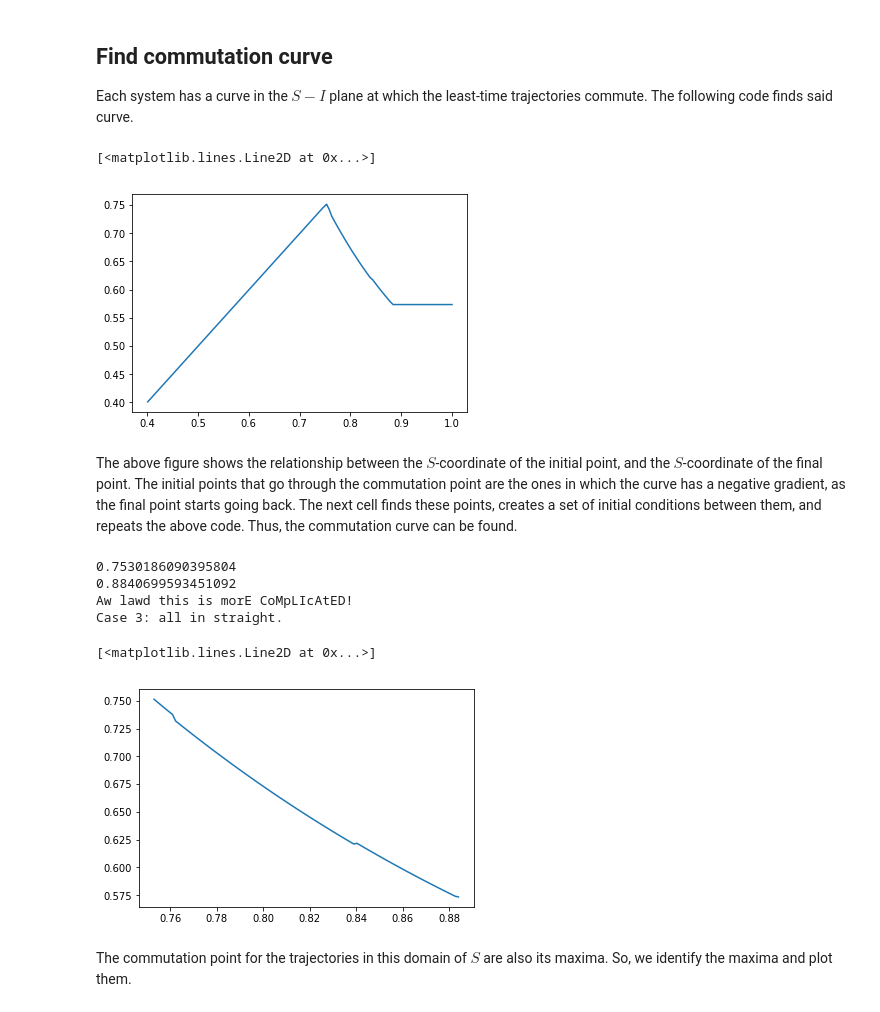
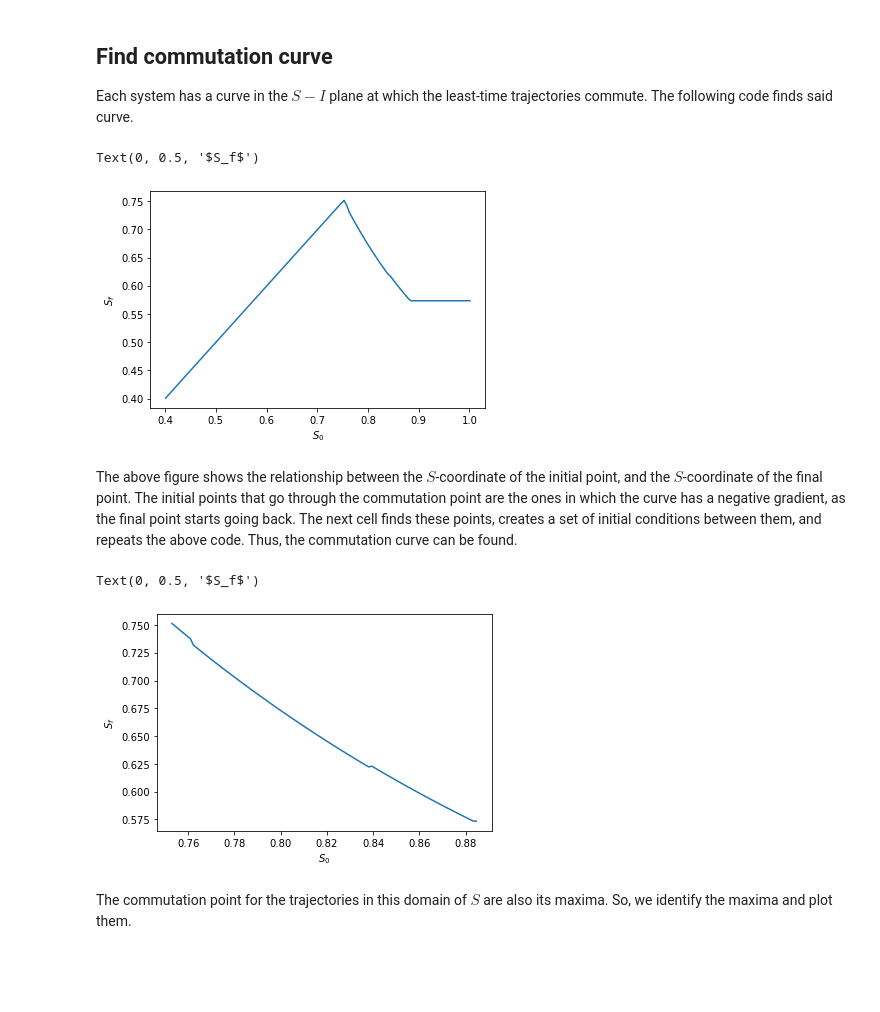
Before and after one commit to SyntheticDynamics/OptimalOutbreakMitigation, a Jupyter notebook: epidemic_control.ipynb, the cells around one changed output. Drawn from its saved outputs; the diff is of its cells as text; code cells hidden in the pictures; blank space fills up the shorter version.

```diff
--- a/epidemic_control.ipynb
+++ b/epidemic_control.ipynb
@@ -124,13 +125,15 @@ fp = np.array([tra.s[-1] for tra in M])
 # %%
 fig, ax = plt.subplots()
 ax.plot(s0, fp)
+ax.set_xlabel(r"$S_0$")
+ax.set_ylabel(r"$S_f$")
 # %% [output]
-[<matplotlib.lines.Line2D at 0x...>]
+Text(0, 0.5, '$S_f$')
-[figure, old version]
+[figure, new version]
 # %% [markdown]
 The above figure shows the relationship between the $S$-coordinate of the initial point, and the $S$-coordinate of the final point. The initial points that go through the commutation point are the ones in which the curve has a negative gradient, as the final point starts going back. The next cell finds these points, creates a set of initial conditions between them, and repeats the above code. Thus, the commutation curve can be found.
 # %%
-st, end = sir.find_criticals(s0, fp)
+st, end, b = sir.find_criticals(s0, fp)
 s0, i0 = sir.create_initial_conditions(A, disp, ilow, st, end, size = 100)
 A.remove_all_points()
 
@@ -141,17 +144,14 @@ A.find_regions()
 A.get_shortest()
 M = np.array([p.least_time for p in A.points])
 fp = np.array([tra.s[-1] for tra in M])
-# %% [output]
-0.7530186090395804
-0.8840699593451092
-Aw lawd this is morE CoMpLIcAtED!
-Case 3: all in straight.
 # %%
 fig, ax = plt.subplots()
 ax.plot(s0, fp)
+ax.set_xlabel(r"$S_0$")
+ax.set_ylabel(r"$S_f$")
 # %% [output]
-[<matplotlib.lines.Line2D at 0x...>]
+Text(0, 0.5, '$S_f$')
-[figure, old version]
+[figure, new version]
 # %% [markdown]
 The commutation point for the trajectories in this domain of $S$ are also its maxima. So, we identify the maxima and plot them.
 # %%
```
Also changed, not shown: parts of 9 cells of this notebook, 3 other files.
